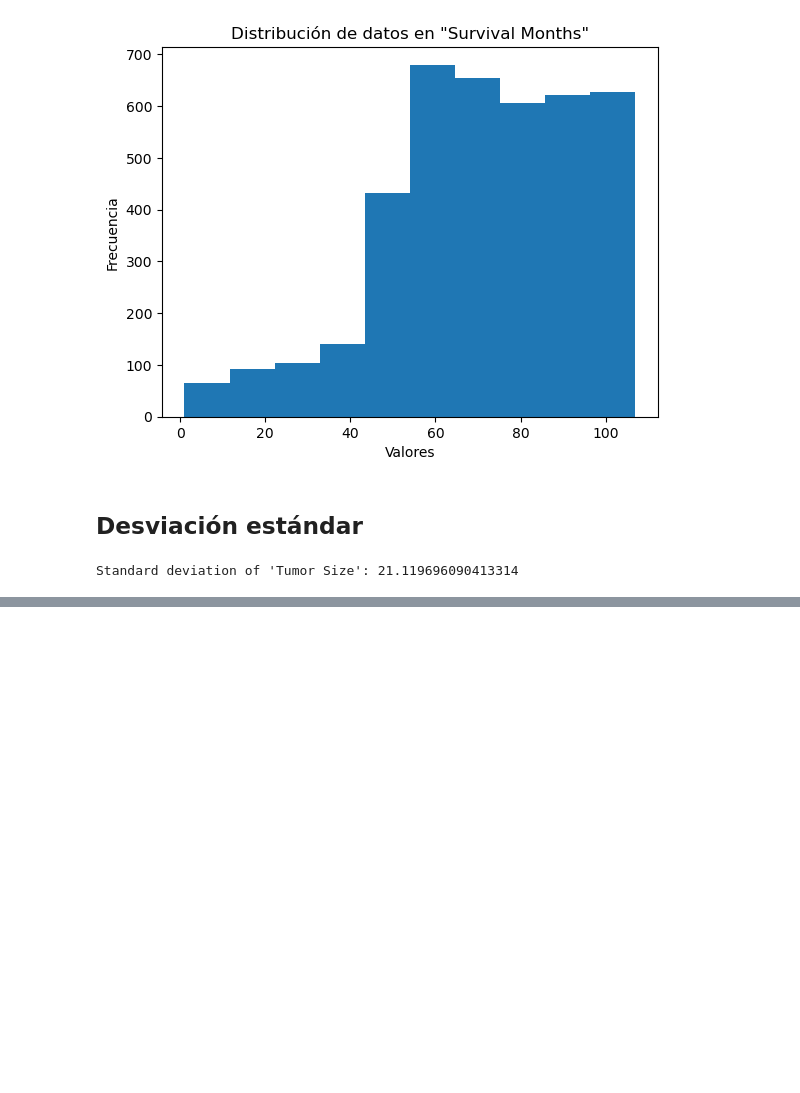
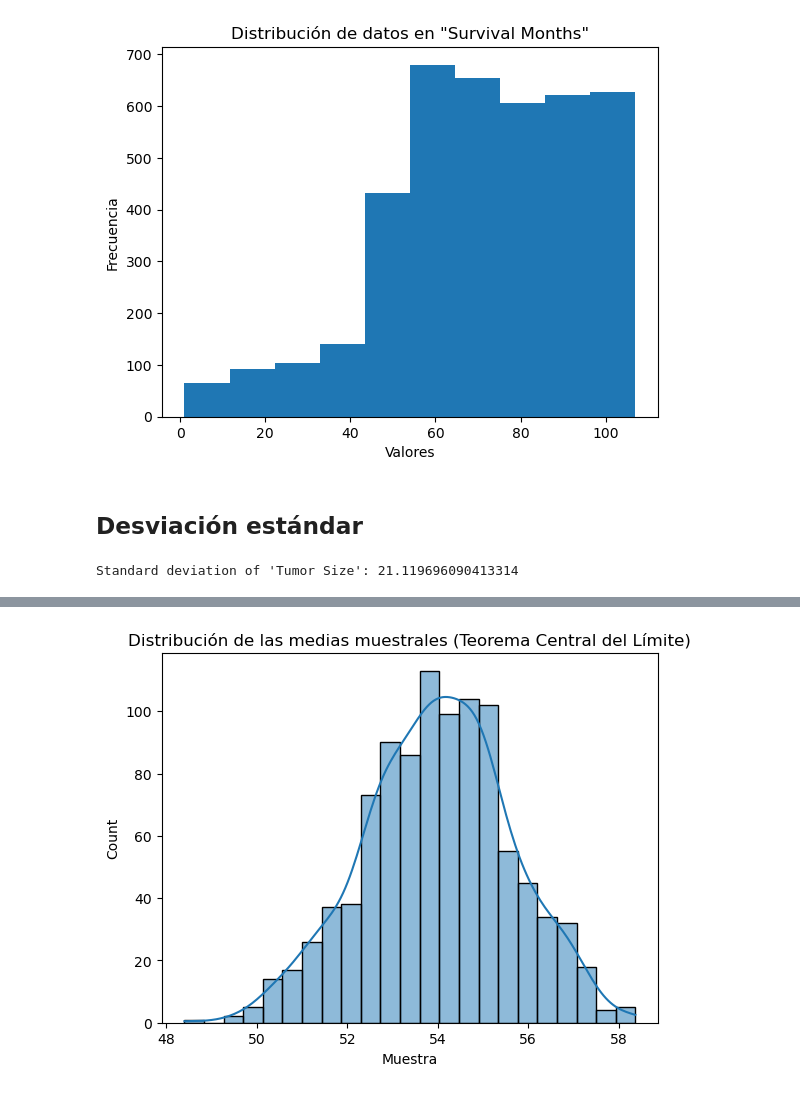
Before and after one commit to TheLudway/cancer-de-mama, a Jupyter notebook: Kaggle_Tomas.ipynb, the cells around one changed output, grey strips where cells are left out. Saved outputs shown, nothing was run; the diff lists cells and outputs as text; code cells hidden in the pictures; blank space fills up the shorter version.

```diff
--- a/Kaggle_Tomas.ipynb
+++ b/Kaggle_Tomas.ipynb
@@ -107,0 +151,6 @@ Standard deviation of 'Tumor Size': 21.119696090413314
+# %%
+sns.histplot(muestras_df['Muestra'], kde=True)
+plt.title('Distribución de las medias muestrales (Teorema Central del Límite)')
+plt.show()
+# %% [output]
+[figure, added]
```
Also changed, not shown: parts of 9 cells of this notebook.
